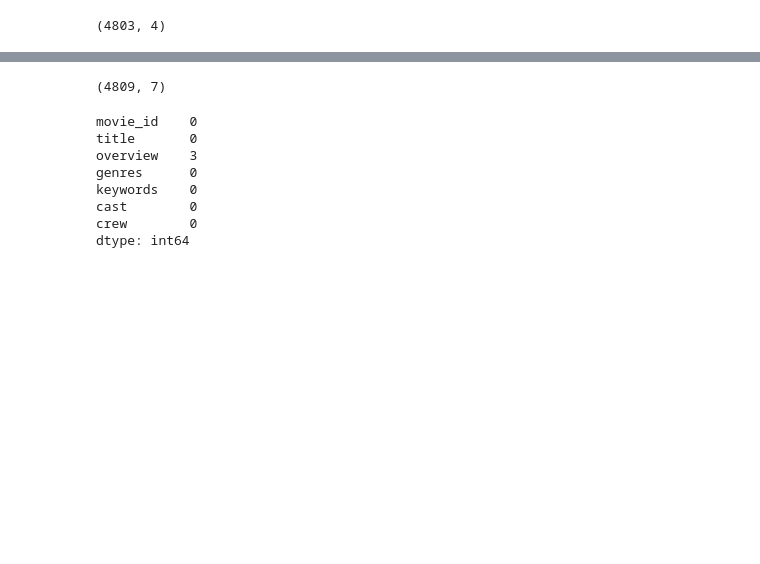
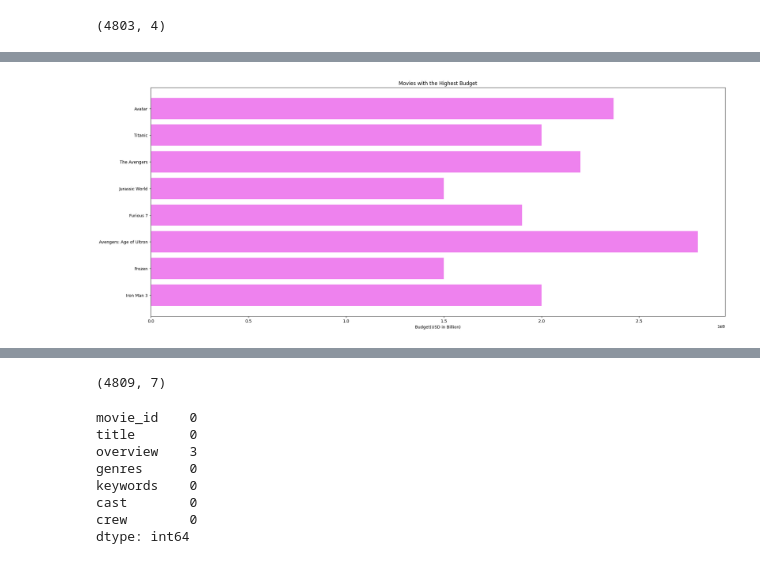
Before and after one commit to mustansirrashid/movie-recommender, a Jupyter notebook: recommender System.ipynb, the cells around one changed output, grey strips where cells are left out. Saved outputs shown, nothing was run; the diff lists cells and outputs as text; code cells hidden in the pictures; blank space fills up the shorter version.

```diff
--- a/recommender System.ipynb
+++ b/recommender System.ipynb
@@ -38,3 +168,18 @@ movies_df.shape
+# %%
+
+
+budget= movies_df.sort_values('budget', ascending=False)
+
+plt.figure(figsize=(25,10))
+plt.barh(revenue['title'].head(8),revenue['budget'].head(8), align='center',
+        color='violet')
+plt.xlabel('Budget(USD in Billion)')
+
+plt.title('Movies with the Highest Budget')
+plt.gca().invert_yaxis()  # Invert y-axis to display the movie with highest revenue at the top
+plt.savefig("artifacts/HighestBudget.png",dpi=400)
+# %% [output]
+[figure, added]
 # %%
 movies_df = movies_df[['movie_id','title','overview','genres','keywords','cast','crew']]
 movies_df.head(5)
```
Also changed, not shown: parts of 18 cells of this notebook, 7 other files.
